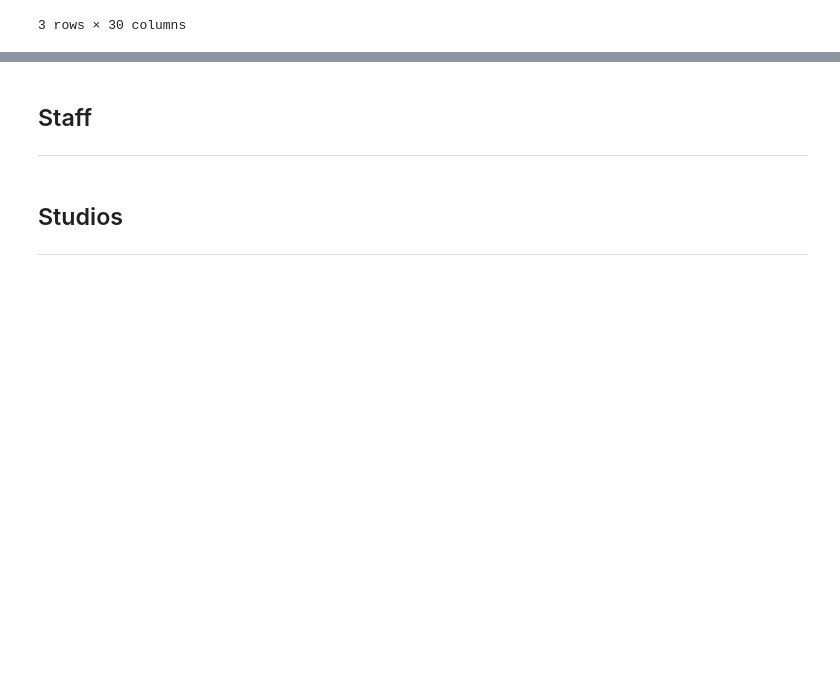
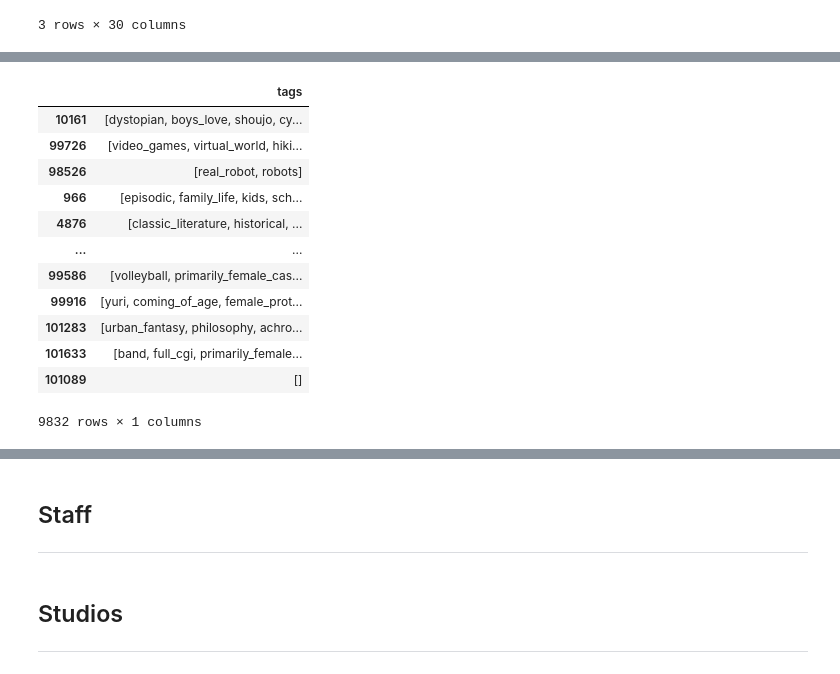
Before and after one commit to sn-ekstrand/content-based-anime-recommender, a Jupyter notebook: data_cleaning.ipynb, the cells around one changed output, grey strips where cells are left out. Saved outputs shown, nothing was run; the diff lists cells and outputs as text; code cells hidden in the pictures; blank space fills up the shorter version.

```diff
--- a/data_cleaning.ipynb
+++ b/data_cleaning.ipynb
@@ -474,0 +499,16 @@ pd.DataFrame(list(keep_tags), index=keep_tags_idxs)
+# %%
+tags_df2
+# %% [output]
+|  | tags |
+| 10161 | [dystopian, boys_love, shoujo, cy... |
+| 99726 | [video_games, virtual_world, hiki... |
+| 98526 | [real_robot, robots] |
+| 966 | [episodic, family_life, kids, sch... |
+| 4876 | [classic_literature, historical, ... |
+| ... | ... |
+| 99586 | [volleyball, primarily_female_cas... |
+| 99916 | [yuri, coming_of_age, female_prot... |
+| 101283 | [urban_fantasy, philosophy, achro... |
+| 101633 | [band, full_cgi, primarily_female... |
+| 101089 | [] |
+9832 rows × 1 columns
```
Also changed, not shown: parts of 16 cells of this notebook.
